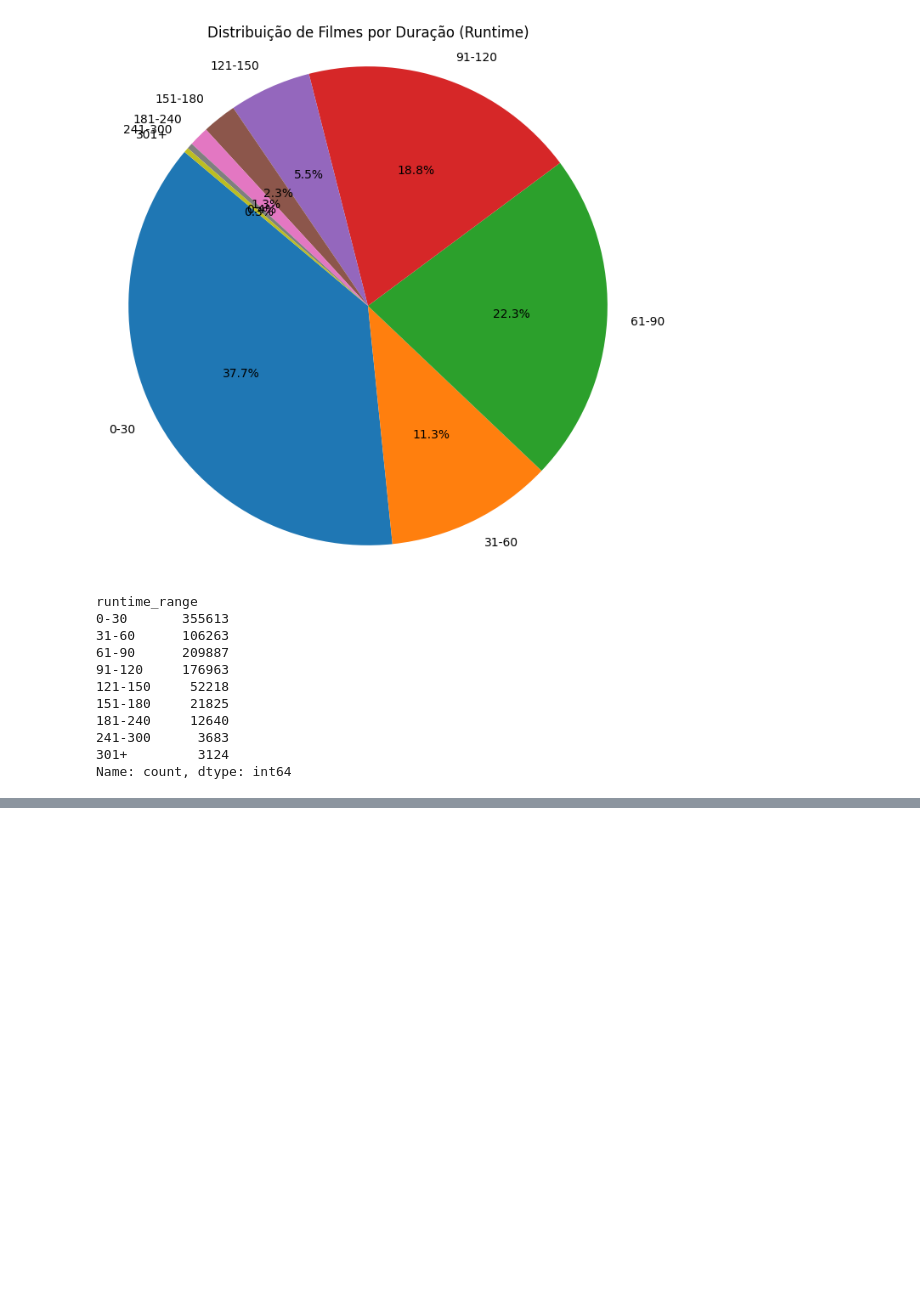
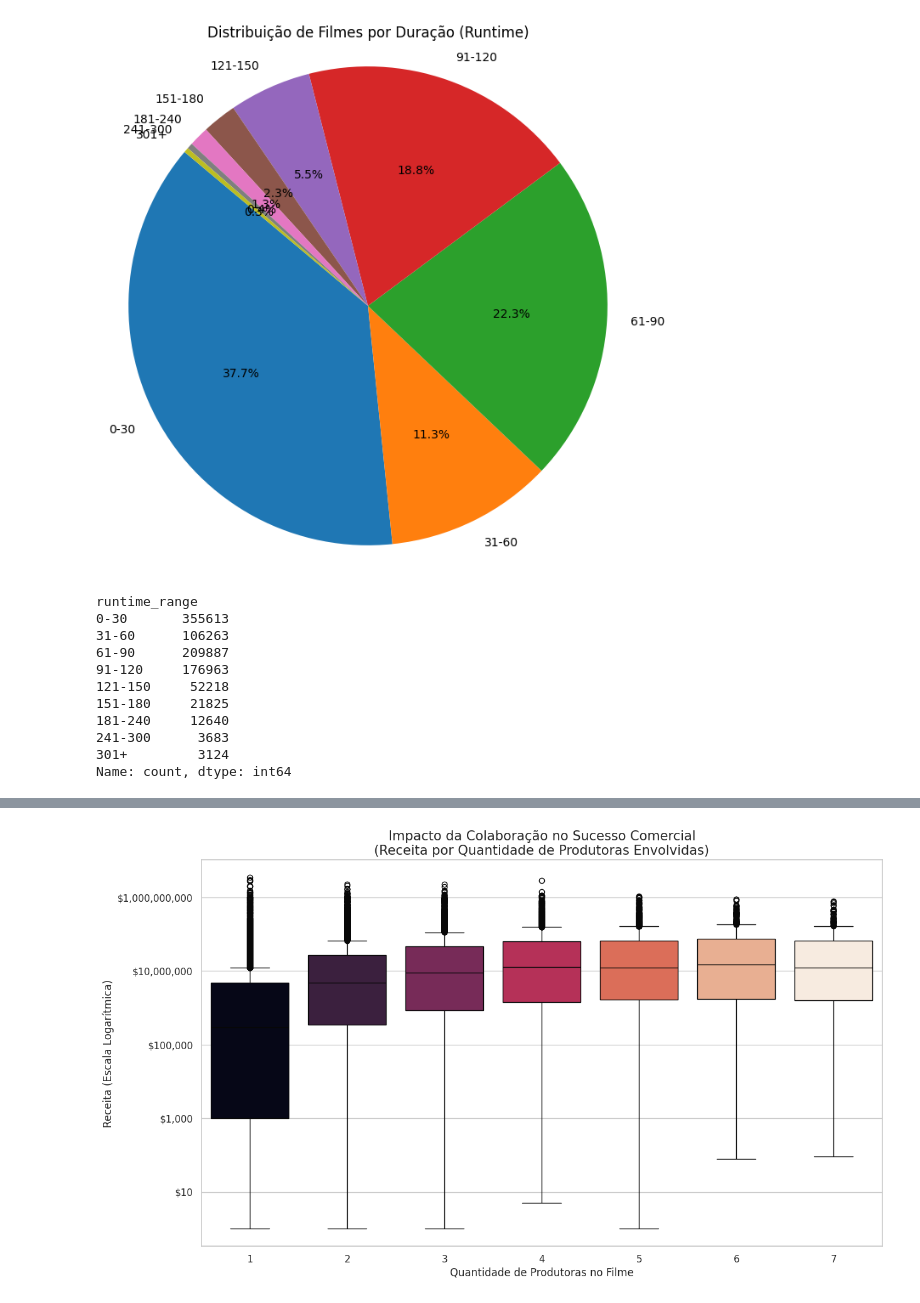
Before and after one commit to kauaneiras/Grupo-8-SBD2, a Jupyter notebook: Data Layer/raw/analytcs.ipynb, the cells around one changed output, grey strips where cells are left out. Cells and saved outputs as stored; diff of their text form; code cells hidden in the pictures; blank space fills up the shorter version.

```diff
--- a/Data Layer/raw/analytcs.ipynb
+++ b/Data Layer/raw/analytcs.ipynb
@@ -161,0 +282,37 @@ Name: count, dtype: int64
+# %%
+import matplotlib.pyplot as plt
+import pandas as pd
+import seaborn as sns
+
+df['qtd_produtoras'] = df['production_companies'].fillna('a').apply(lambda x: len(str(x).split(',')))
+
+df_financeiro = df[
+    (df['qtd_produtoras'] <= 7) &
+    (df['revenue'] > 0)
+]
+
+plt.figure(figsize=(14, 8))
+sns.set_theme(style="whitegrid")
+
+ax = sns.boxplot(
+    data=df_financeiro,
+    x='qtd_produtoras',
+    y='revenue',
+    palette='rocket',
+    hue='qtd_produtoras',
+    legend=False
+)
+
+ax.set_yscale("log")
+
+# Títulos e Labels
+ax.set_title('Impacto da Colaboração no Sucesso Comercial\n(Receita por Quantidade de Produtoras Envolvidas)', fontsize=15)
+ax.set_xlabel('Quantidade de Produtoras no Filme', fontsize=12)
+ax.set_ylabel('Receita (Escala Logarítmica)', fontsize=12)
+
+import matplotlib.ticker as ticker
+ax.yaxis.set_major_formatter(ticker.FuncFormatter(lambda y, pos: '${:,.0f}'.format(y)))
+
+plt.show()
+# %% [output]
+[figure, added]
```
Also changed, not shown: parts of 6 cells of this notebook.
